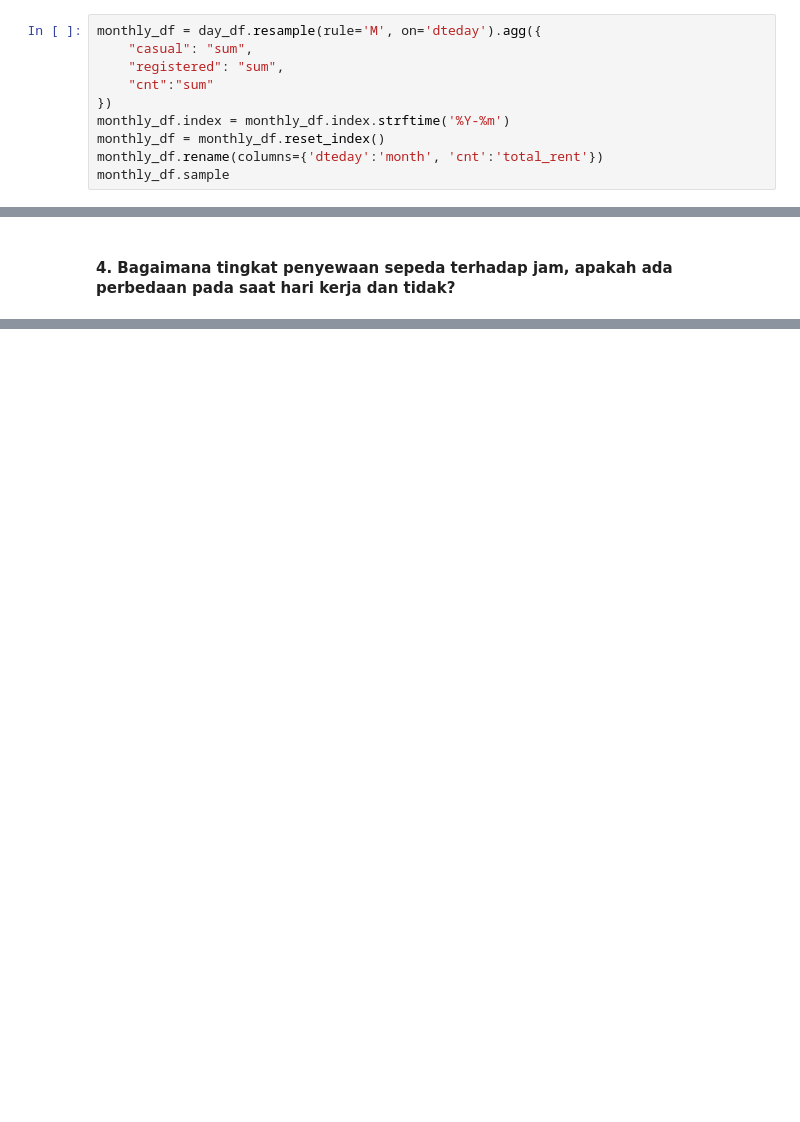
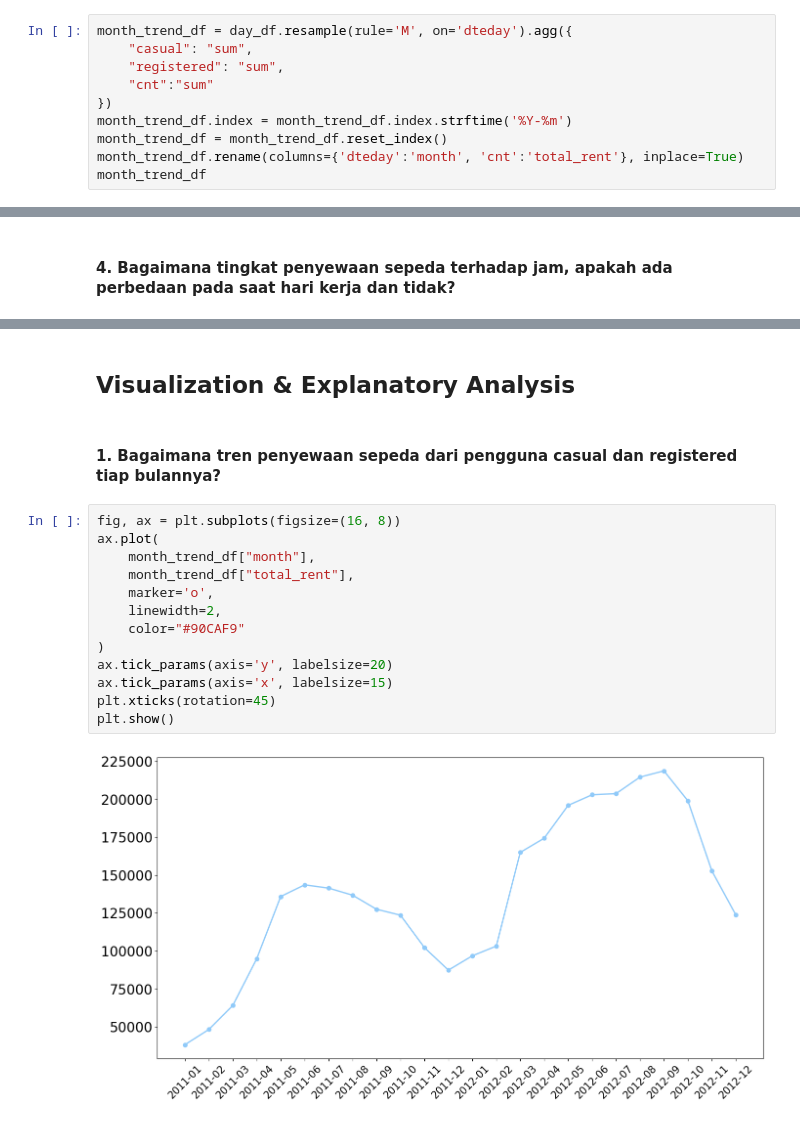
Before and after one commit to farid141/dicoding_final_submission_dataanalyst, a Jupyter notebook: finalSubmission.ipynb, the cells around one changed output, grey strips where cells are left out. Drawn from its saved outputs; the diff is of its cells as text; blank space fills up the shorter version.

```diff
--- a/finalSubmission.ipynb
+++ b/finalSubmission.ipynb
@@ -156,13 +168,13 @@ hour_df['dteday'] = pd.to_datetime(hour_df['dteday'])
 # %% [markdown]
 #### 1. Bagaimana tren penyewaan sepeda dari pengguna casual dan registered tiap bulannya?
 # %%
-monthly_df = day_df.resample(rule='M', on='dteday').agg({
+month_trend_df = day_df.resample(rule='M', on='dteday').agg({
     "casual": "sum",
     "registered": "sum",
     "cnt":"sum"
 })
-monthly_df.index = monthly_df.index.strftime('%Y-%m')
-monthly_df = monthly_df.reset_index()
-monthly_df.rename(columns={'dteday':'month', 'cnt':'total_rent'})
-monthly_df.sample
+month_trend_df.index = month_trend_df.index.strftime('%Y-%m')
+month_trend_df = month_trend_df.reset_index()
+month_trend_df.rename(columns={'dteday':'month', 'cnt':'total_rent'}, inplace=True)
+month_trend_df
 # %% [output]
@@ -264,3 +263,22 @@ hour_mean_df
 | 45 | 1 | 21 | 186.287149 |
 | 46 | 1 | 22 | 138.389558 |
 | 47 | 1 | 23 | 88.708835 |
+# %% [markdown]
+## Visualization & Explanatory Analysis
+# %% [markdown]
+#### 1. Bagaimana tren penyewaan sepeda dari pengguna casual dan registered tiap bulannya?
+# %%
+fig, ax = plt.subplots(figsize=(16, 8))
+ax.plot(
+    month_trend_df["month"],
+    month_trend_df["total_rent"],
+    marker='o',
+    linewidth=2,
+    color="#90CAF9"
+)
+ax.tick_params(axis='y', labelsize=20)
+ax.tick_params(axis='x', labelsize=15)
+plt.xticks(rotation=45)
+plt.show()
+# %% [output]
+[figure, added]
```
Also changed, not shown: parts of 20 cells of this notebook, 2 other files.
